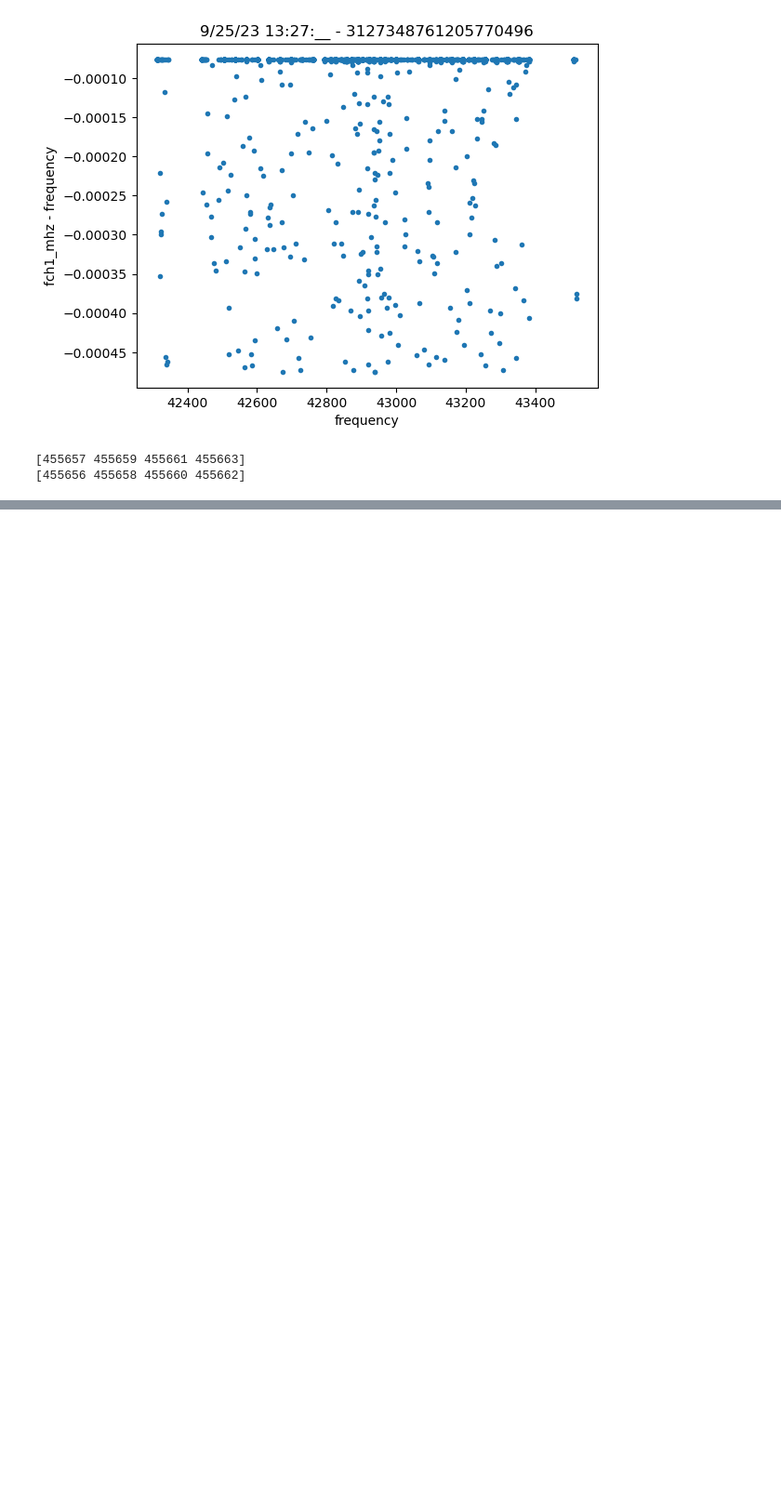
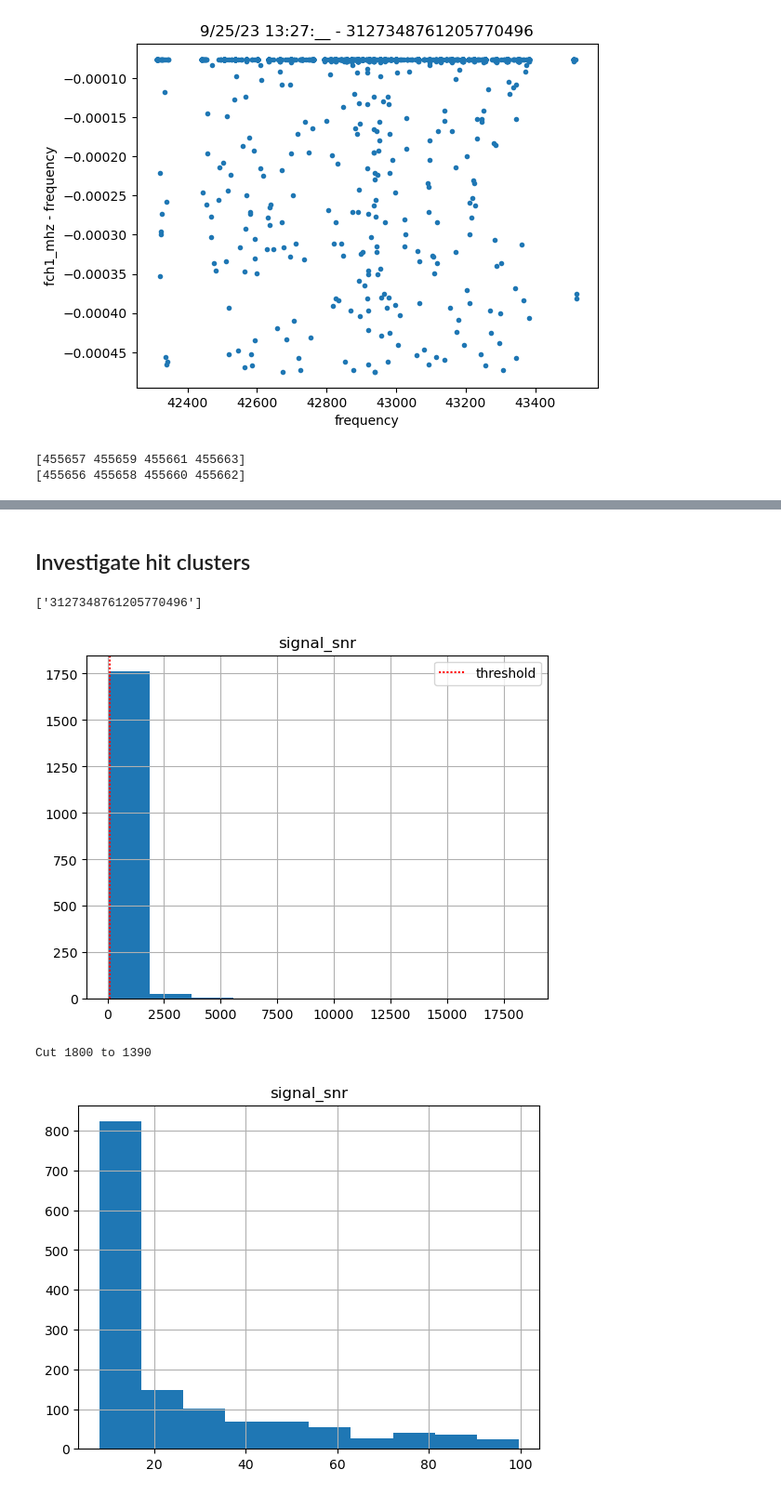
Before and after one commit to talonmyburgh/BL-COSMIC-HighFreq-Search, a Jupyter notebook: messing_around.ipynb, the cells around one changed output, grey strips where cells are left out. Shown at 93% size. Drawn from its saved outputs; the diff is of its cells as text; code cells hidden in the pictures; blank space fills up the shorter version.

```diff
--- a/messing_around.ipynb
+++ b/messing_around.ipynb
@@ -452,3 +545,32 @@ There are 4 unique values for signal_num_timesteps:
 # gdf = df.groupby(["tstart", "signal_beam"])
 # gdf.first() # Look at all the first hits from tstart x and beam y
 # gdf.get_group((df["tstart"][0], 0)) # Look at all the hits from tstart _first_ and beam 0
+# %% [markdown]
+## Investigate hit clusters
+# %%
+# So I think that seticore might be making hits of the same signal multiple times, so I'm going to see if I
+# can focus in on one region of the spectrum from one observation and figure out if it's happening or not
+by_day = df.groupby("tstart")
+first_observation_time = df["tstart"][0]
+first_group = by_day.get_group(first_observation_time)
+first_group_coherent_indices = first_group["signal_beam"] == 0
+first_group_coherent = first_group[first_group_coherent_indices]
+print(first_group_coherent["source_name"].unique())
+assert(len(first_group_coherent["source_name"].unique()) == 1) # Make sure all from 1 source
+# %% [output]
+['3127348761205770496']
+# %%
+# I'll define a subset with just reasonably low SNR
+threshold = 100
+first_group_coherent.hist("signal_snr")
+plt.axvline(threshold, dashes=[1, 1, 1, 1], color="red", label="threshold")
+plt.legend()
+plt.show()
+first_coherent_weak = first_group_coherent[first_group_coherent["signal_snr"] < threshold]
+print(f"Cut {len(first_group_coherent)} to {len(first_coherent_weak)}")
+first_coherent_weak.hist("signal_snr")
+plt.show()
+# %% [output]
+[figure, added]
+Cut 1800 to 1390
+[figure, added]
```
Also changed, not shown: parts of 38 cells of this notebook, 8 other files.
